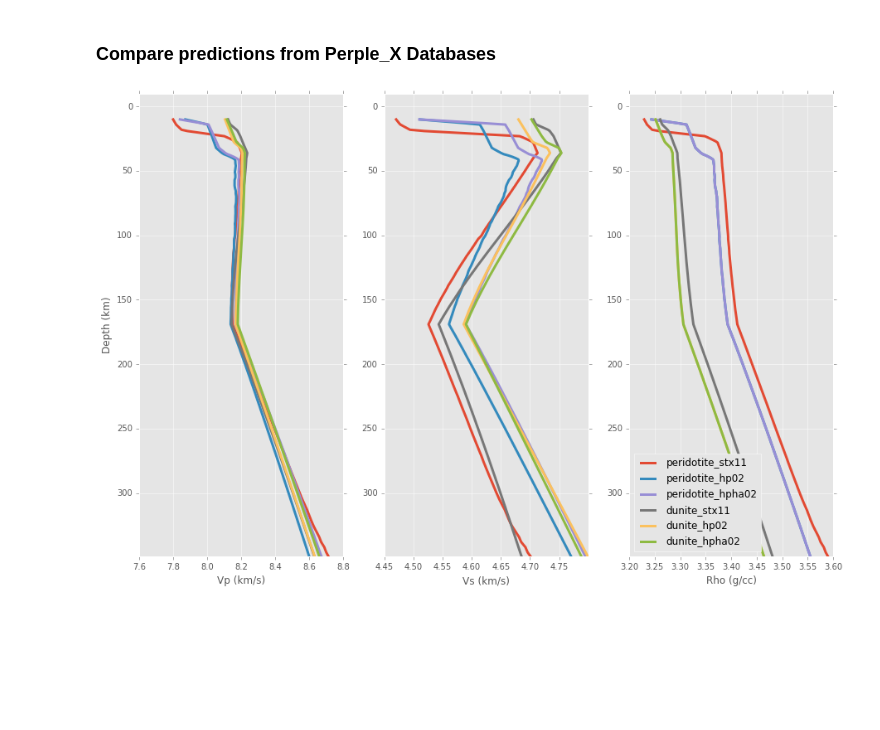
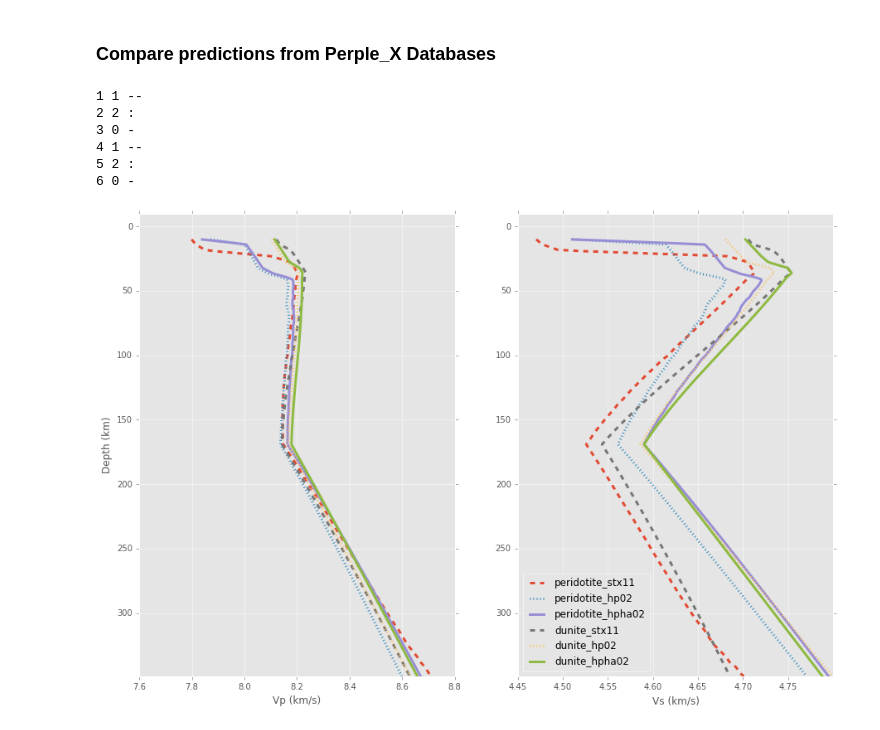
Before and after one commit to nmancinelli/ss-precursors, a Jupyter notebook: Comparing_Perplex_Databases.ipynb, the cells around one changed output. Cells and saved outputs as stored; diff of their text form; code cells hidden in the pictures; blank space fills up the shorter version.

Commit message:
Comparing mineral properties and proportions across database files.

```diff
--- a/Comparing_Perplex_Databases.ipynb
+++ b/Comparing_Perplex_Databases.ipynb
@@ -22,6 +22,9 @@ from matplotlib import pylab as plt
 plt.style.use('ggplot')
 
 fig = plt.figure(1,(15,10))
+
+ls = ['-','--',':']
+ii=0
 
 for database in ['peridotite_stx11', 'peridotite_hp02','peridotite_hpha02','dunite_stx11','dunite_hp02', 'dunite_hpha02']:
     fin = open('perplex/%s/funs.pickle' % (database),'rb')
@@ -33,38 +36,52 @@ for database in ['peridotite_stx11', 'peridotite_hp02','peridotite_hpha02','duni
 
         vs, zs = [],[]
         for ii, eachz in enumerate(gt.depths):
 
             val = fun(gt.temps[ii], eachz)
 
             vs.append(val[0])
             zs.append(eachz)
 
         return interp1d(zs,vs)
 
-    ls = ['red','blue']
+    #ls = ['red','blue']
 
     for kk,tag in enumerate(gts):
         fvp_gt  = extract_profile(fvp, gts[tag])
         fvs_gt  = extract_profile(fvs, gts[tag])
         frho_gt = extract_profile(frho, gts[tag])
 
     zs = range(10,350)
 
-    ax1=plt.subplot(1,3,1)
-    plt.plot(fvp_gt(zs), zs, label=database, lw=3)
-    ax2=plt.subplot(1,3,2)
-    plt.plot(fvs_gt(zs), zs, label=database, lw=3)
-    ax3=plt.subplot(1,3,3)
-    plt.plot(frho_gt(zs), zs, label=database, lw=3)
+    ii += 1
+
+    jj = ii%3
+
+    ls0= ls[jj]
+
+    print(ii, jj, ls0)
+
+    ax1=plt.subplot(1,2,1)
+    plt.plot(fvp_gt(zs), zs, label=database, lw=3, ls=ls0)
+    ax2=plt.subplot(1,2,2)
+    plt.plot(fvs_gt(zs), zs, label=database, lw=3, ls=ls0)
+    #ax3=plt.subplot(1,3,3)
+    #plt.plot(frho_gt(zs), zs, label=database, lw=3, ls=ls0)
 
 for ax in [ax1,ax2,ax3]:
     #ax.set_xlim(3.8,5.0)
     ax.set_ylim(max(zs), -10)
 
 plt.legend(loc=3)
 ax1.set_ylabel('Depth (km)')
 ax1.set_xlabel('Vp (km/s)')
 ax2.set_xlabel('Vs (km/s)')
 _ = ax3.set_xlabel('Rho (g/cc)')
 # %% [output]
+1 1 --
+2 2 :
+3 0 -
+4 1 --
+5 2 :
+6 0 -
-[figure, old version]
+[figure, new version]
```
Also changed, not shown: 37 other files.
